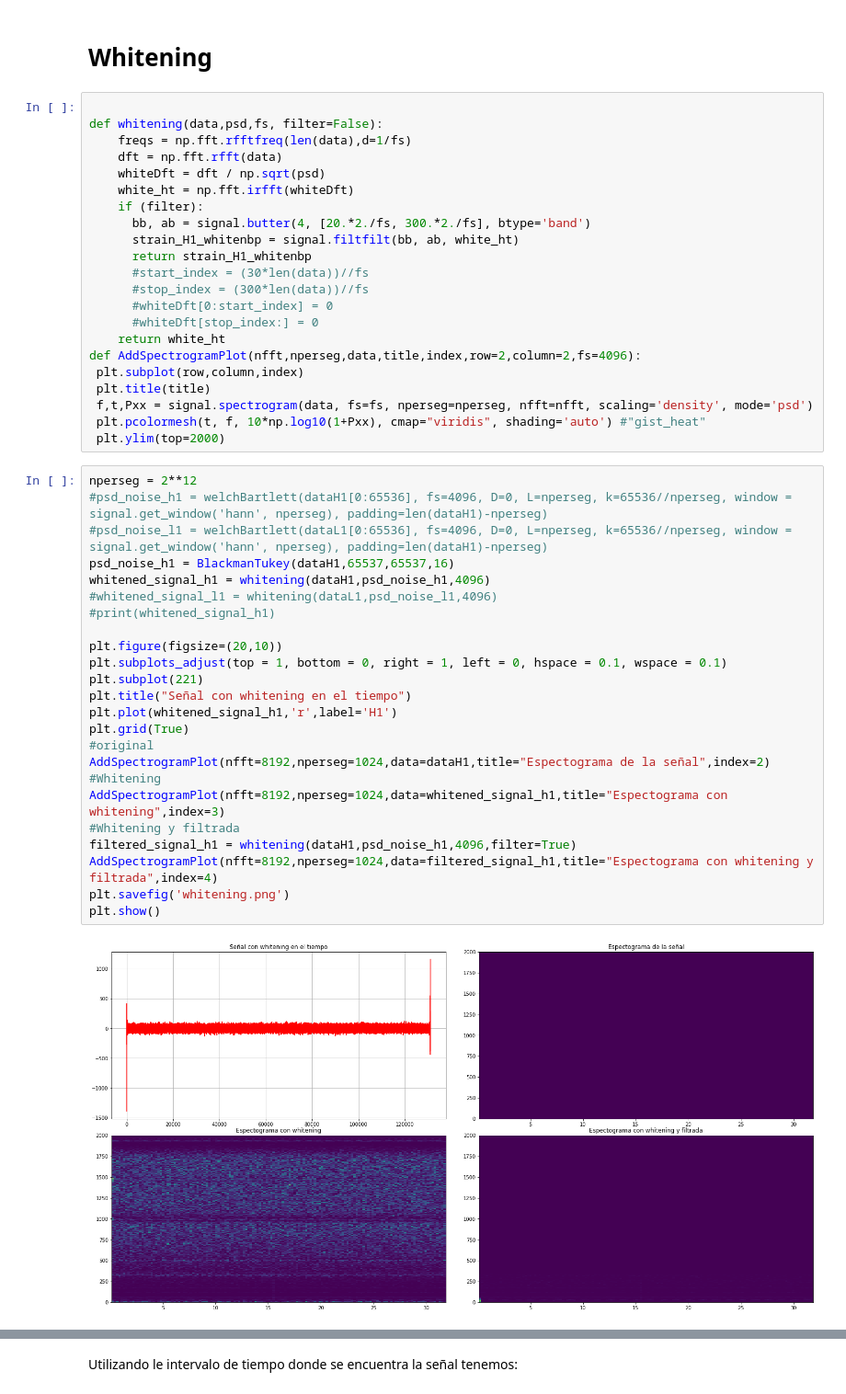
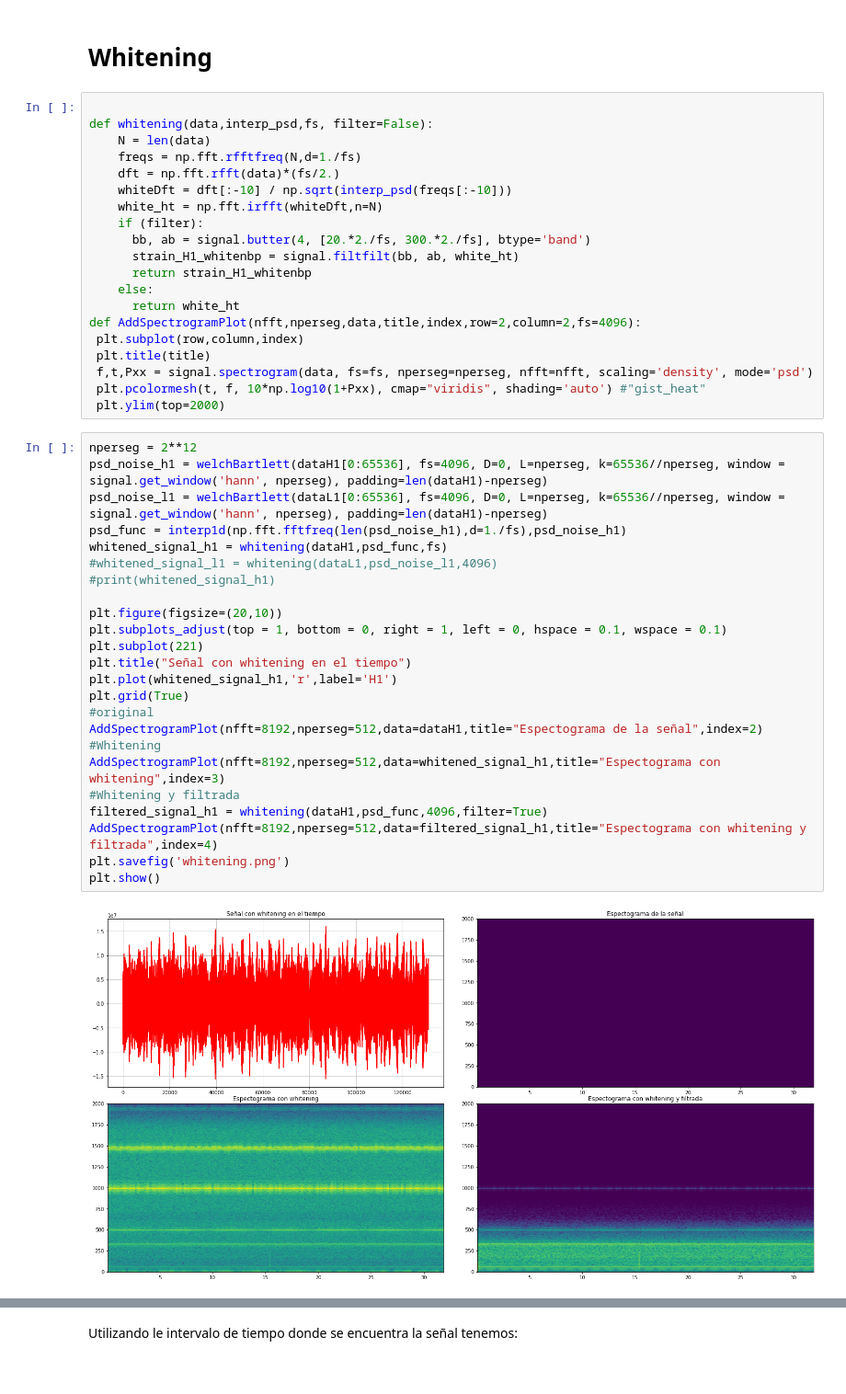
Before and after one commit to ManuMollon261297/PASA, a Jupyter notebook: TP1/code/pasa_tp1.ipynb, the cells around one changed output, grey strips where cells are left out. Shown at 92% size. Saved outputs shown, nothing was run; the diff lists cells and outputs as text.

```diff
--- a/TP1/code/pasa_tp1.ipynb
+++ b/TP1/code/pasa_tp1.ipynb
@@ -487,20 +488,18 @@ Por lo que al igual que para H1, se cumple que el ruido se comporta como estacio
 # Whitening
 # %%
 
-def whitening(data,psd,fs, filter=False):
-    freqs = np.fft.rfftfreq(len(data),d=1/fs)
-    dft = np.fft.rfft(data)
-    whiteDft = dft / np.sqrt(psd)
-    white_ht = np.fft.irfft(whiteDft)
+def whitening(data,interp_psd,fs, filter=False):
+    N = len(data)
+    freqs = np.fft.rfftfreq(N,d=1./fs)
+    dft = np.fft.rfft(data)*(fs/2.)
+    whiteDft = dft[:-10] / np.sqrt(interp_psd(freqs[:-10]))
+    white_ht = np.fft.irfft(whiteDft,n=N)
     if (filter):
       bb, ab = signal.butter(4, [20.*2./fs, 300.*2./fs], btype='band')
       strain_H1_whitenbp = signal.filtfilt(bb, ab, white_ht)
       return strain_H1_whitenbp
-      #start_index = (30*len(data))//fs
-      #stop_index = (300*len(data))//fs
-      #whiteDft[0:start_index] = 0
-      #whiteDft[stop_index:] = 0
-    return white_ht
+    else:
+      return white_ht
 def AddSpectrogramPlot(nfft,nperseg,data,title,index,row=2,column=2,fs=4096):
  plt.subplot(row,column,index)
  plt.title(title)
@@ -509,30 +508,30 @@ def AddSpectrogramPlot(nfft,nperseg,data,title,index,row=2,column=2,fs=4096):
  plt.ylim(top=2000)
 # %%
 nperseg = 2**12
-#psd_noise_h1 = welchBartlett(dataH1[0:65536], fs=4096, D=0, L=nperseg, k=65536//nperseg, window = signal.get_window('hann', nperseg), padding=len(dataH1)-nperseg)
-#psd_noise_l1 = welchBartlett(dataL1[0:65536], fs=4096, D=0, L=nperseg, k=65536//nperseg, window = signal.get_window('hann', nperseg), padding=len(dataH1)-nperseg)
-psd_noise_h1 = BlackmanTukey(dataH1,65537,65537,16)
-whitened_signal_h1 = whitening(dataH1,psd_noise_h1,4096)
+psd_noise_h1 = welchBartlett(dataH1[0:65536], fs=4096, D=0, L=nperseg, k=65536//nperseg, window = signal.get_window('hann', nperseg), padding=len(dataH1)-nperseg)
+psd_noise_l1 = welchBartlett(dataL1[0:65536], fs=4096, D=0, L=nperseg, k=65536//nperseg, window = signal.get_window('hann', nperseg), padding=len(dataH1)-nperseg)
+psd_func = interp1d(np.fft.fftfreq(len(psd_noise_h1),d=1./fs),psd_noise_h1)
+whitened_signal_h1 = whitening(dataH1,psd_func,fs)
 #whitened_signal_l1 = whitening(dataL1,psd_noise_l1,4096)
 #print(whitened_signal_h1)
 
 plt.figure(figsize=(20,10))
 plt.subplots_adjust(top = 1, bottom = 0, right = 1, left = 0, hspace = 0.1, wspace = 0.1)
 plt.subplot(221)
 plt.title("Señal con whitening en el tiempo")
 plt.plot(whitened_signal_h1,'r',label='H1')
 plt.grid(True)
 #original
-AddSpectrogramPlot(nfft=8192,nperseg=1024,data=dataH1,title="Espectograma de la señal",index=2)
+AddSpectrogramPlot(nfft=8192,nperseg=512,data=dataH1,title="Espectograma de la señal",index=2)
 #Whitening
-AddSpectrogramPlot(nfft=8192,nperseg=1024,data=whitened_signal_h1,title="Espectograma con whitening",index=3)
+AddSpectrogramPlot(nfft=8192,nperseg=512,data=whitened_signal_h1,title="Espectograma con whitening",index=3)
 #Whitening y filtrada
-filtered_signal_h1 = whitening(dataH1,psd_noise_h1,4096,filter=True)
-AddSpectrogramPlot(nfft=8192,nperseg=1024,data=filtered_signal_h1,title="Espectograma con whitening y filtrada",index=4)
+filtered_signal_h1 = whitening(dataH1,psd_func,4096,filter=True)
+AddSpectrogramPlot(nfft=8192,nperseg=512,data=filtered_signal_h1,title="Espectograma con whitening y filtrada",index=4)
 plt.savefig('whitening.png')
 plt.show()
 # %% [output]
-[figure, old version]
+[figure, new version]
 # %%
 plt.plot(filtered_signal_h1[Nevent:Nend])
 # %% [output]
```
Also changed, not shown: parts of 4 cells of this notebook.
